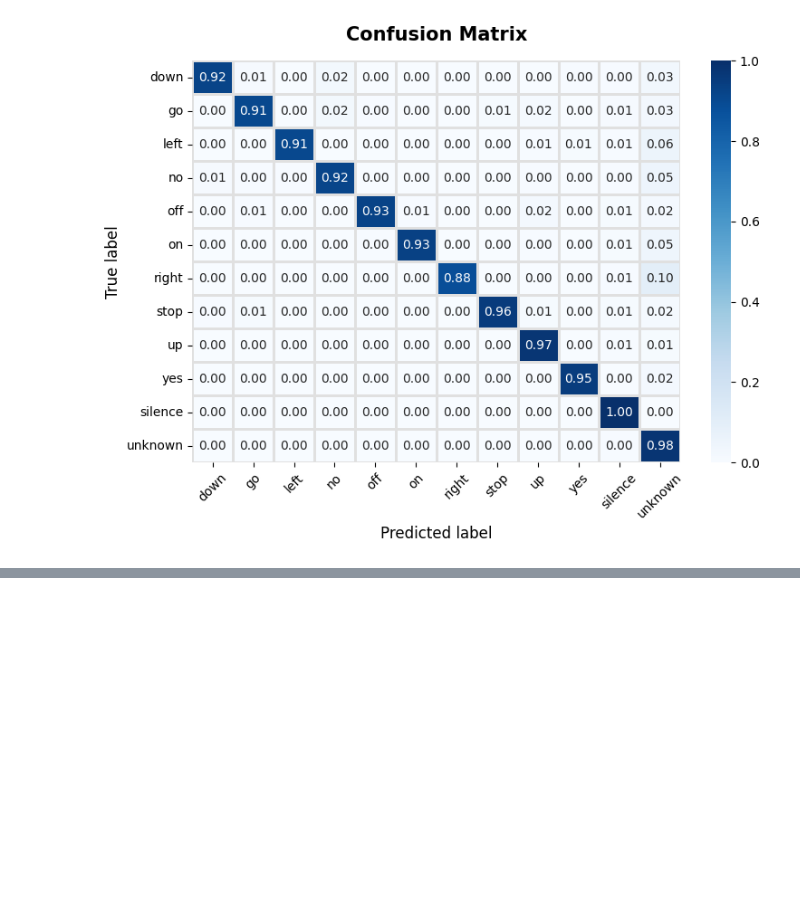
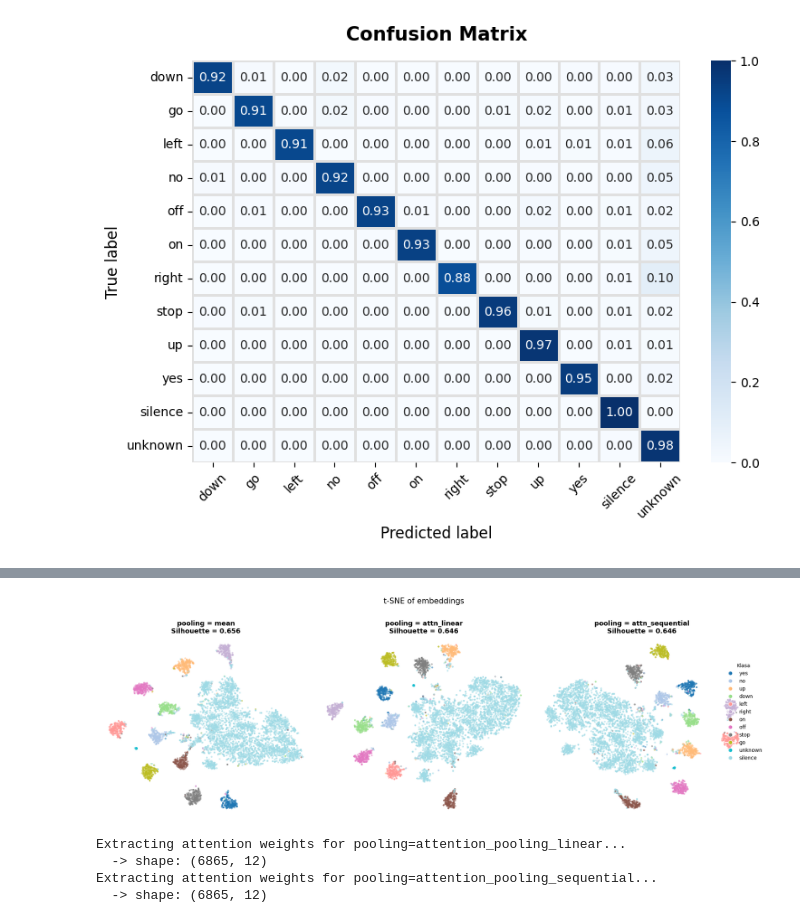
Before and after one commit to sienkozuzanna/transformers-speech-recognition, a Jupyter notebook: experiments/transformer_architecture/pooling.ipynb, the cells around one changed output, grey strips where cells are left out. Cells and saved outputs as stored; diff of their text form; code cells hidden in the pictures; blank space fills up the shorter version.

```diff
--- a/experiments/transformer_architecture/pooling.ipynb
+++ b/experiments/transformer_architecture/pooling.ipynb
@@ -157,7 +193,7 @@ plot_metrics_comparison(summary_df, title='Transformer — Pooling Comparison')
 embeddings_per_pooling = {}
 for pooling in POOLING_OPTIONS:
     print(f'Extracting embeddings for pooling={pooling}...')
-    model = get_best_model(pooling_results, pooling)
+    model = get_best_model(transformer_pooling_results, pooling)
     embeddings, labels = extract_embeddings(model, test_cached, device)
     embeddings_per_pooling[pooling] = {'embs': embeddings, 'labels': labels}
     print(f'  -> shape: {embeddings.shape}')
@@ -178,7 +214,7 @@ ATTENTION_POOLINGS = ['attention_pooling_linear', 'attention_pooling_sequential'
 attn_weights_per_pooling = {}
 for pooling in ATTENTION_POOLINGS:
     print(f'Extracting attention weights for pooling={pooling}...')
-    model = get_best_model(pooling_results, pooling)
+    model = get_best_model(transformer_pooling_results, pooling)
     weights, labels = extract_attention_weights(model, test_cached, device)
     attn_weights_per_pooling[pooling] = {'weights': weights, 'labels': labels}
     print(f'  -> shape: {weights.shape}')
@@ -197,8 +233,8 @@ plot_attention_profiles(attn_weights_per_pooling, CLASS_NAMES)
 [figure]
 # %%
 for pooling in POOLING_OPTIONS:
-    best_seed = max(pooling_results[pooling], key=lambda s: pooling_results[pooling][s]['test_macro_f1'])
-    best_result = pooling_results[pooling][best_seed]
+    best_seed = max(transformer_pooling_results[pooling], key=lambda s: transformer_pooling_results[pooling][s]['test_macro_f1'])
+    best_result = transformer_pooling_results[pooling][best_seed]
     short = pooling.replace('attention_pooling_', 'attn_')
     print(f'\npooling={short}, seed={best_seed}, F1={best_result["test_macro_f1"]:.4f}')
     plot_confusion_matrix(best_result['test_cm'])
@@ -211,0 +289,19 @@ pooling=attn_sequential, seed=1, F1=0.9149
+# %%
+plot_tsne_comparison(embeddings_per_pooling, CLASS_NAMES, key_label='pooling')
+# %% [output]
+[figure, added]
+# %%
+ATTENTION_POOLINGS = ['attention_pooling_linear', 'attention_pooling_sequential']
+
+attn_weights_per_pooling = {}
+for pooling in ATTENTION_POOLINGS:
+    print(f'Extracting attention weights for pooling={pooling}...')
+    model = get_best_model(cnn_transformer_pooling_results, pooling)
+    weights, labels = extract_attention_weights_cnn_transformer(model, test_cached, device)
+    attn_weights_per_pooling[pooling] = {'weights': weights, 'labels': labels}
+    print(f'  -> shape: {weights.shape}')
+# %% [output]
+Extracting attention weights for pooling=attention_pooling_linear...
+  -> shape: (6865, 12)
+Extracting attention weights for pooling=attention_pooling_sequential...
+  -> shape: (6865, 12)
```
Also changed, not shown: parts of 19 cells of this notebook.
